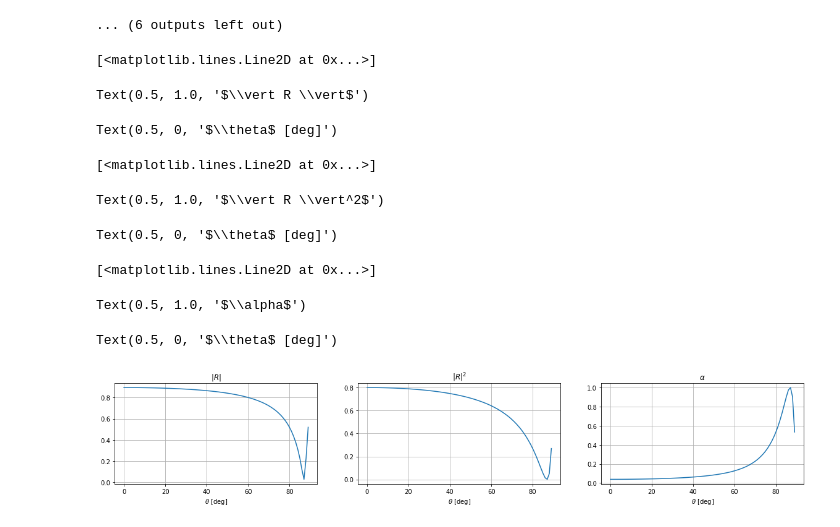
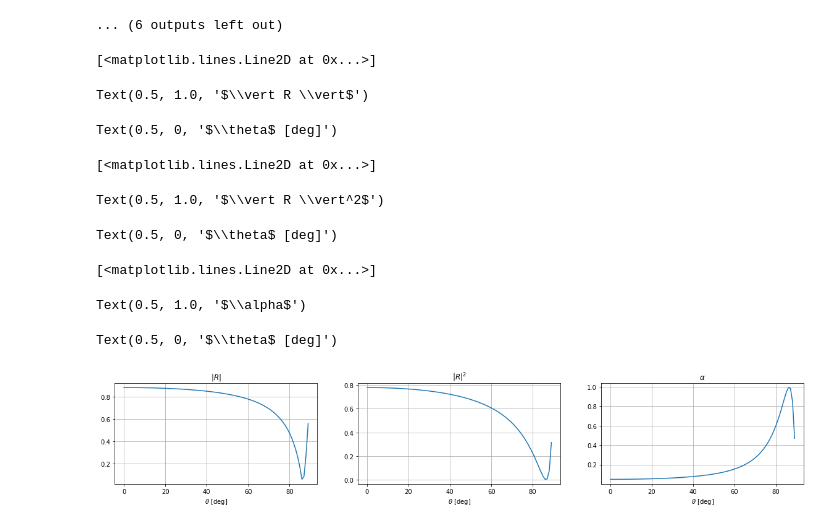
Before and after one commit to steDamiano/pyroadacoustics, a Jupyter notebook: research_notebooks/angle_dep_filter.ipynb, the cells around one changed output. Drawn from its saved outputs; the diff is of its cells as text; code cells hidden in the pictures.

```diff
--- a/research_notebooks/angle_dep_filter.ipynb
+++ b/research_notebooks/angle_dep_filter.ipynb
@@ -58,7 +58,7 @@ asphalts2 = np.c_[asphalts2, 0.3 * np.ones(np.shape(asphalts2)[0])]
 f = np.append(f, 8000)
 
 # Compute average coefficients
-alpha_avg = np.asarray(np.sum(asphalts2, axis = 0)).flatten() / np.shape(asphalts2)[1]
+alpha_avg = np.asarray(np.sum(asphalts2, axis = 0)).flatten() / np.shape(asphalts2)[0]
 model_alpha2 = np.polyfit(f, alpha_avg, deg = 2)
 
 f1 = np.linspace(315, 8000, num = 100)
@@ -289,30 +278,30 @@ Text(0, 0.5, '$\\vert H(\\omega, \\theta) \\vert$')
 ... (6 outputs left out)
 # %%
 fig, axes = plt.subplots(1,3, figsize = (20,3))
-axes[0].plot(theta_vector, np.abs(R[:,0]))
+axes[0].plot(theta_vector, np.abs(R[:,5]))
 axes[0].set_title(r'$\vert R \vert$')
 axes[0].set_xlabel(r'$\theta$ [deg]')
 axes[0].grid()
 
-axes[1].plot(theta_vector, R[:,0] ** 2)
+axes[1].plot(theta_vector, R[:,5] ** 2)
 axes[1].set_title(r'$\vert R \vert^2$')
 axes[1].set_xlabel(r'$\theta$ [deg]')
 axes[1].grid()
 
-axes[2].plot(theta_vector, alpha[:,0] ** 2)
+axes[2].plot(theta_vector, alpha[:,5] ** 2)
 axes[2].set_title(r'$\alpha$')
 axes[2].set_xlabel(r'$\theta$ [deg]')
 axes[2].grid()
 
 plt.show()
 # %% [output]
 [<matplotlib.lines.Line2D at 0x...>]
 Text(0.5, 1.0, '$\\vert R \\vert$')
 Text(0.5, 0, '$\\theta$ [deg]')
 [<matplotlib.lines.Line2D at 0x...>]
 Text(0.5, 1.0, '$\\vert R \\vert^2$')
 Text(0.5, 0, '$\\theta$ [deg]')
 [<matplotlib.lines.Line2D at 0x...>]
 Text(0.5, 1.0, '$\\alpha$')
 Text(0.5, 0, '$\\theta$ [deg]')
-[figure, old version]
+[figure, new version]
```
Also changed, not shown: parts of 7 cells of this notebook, 9 other files.
